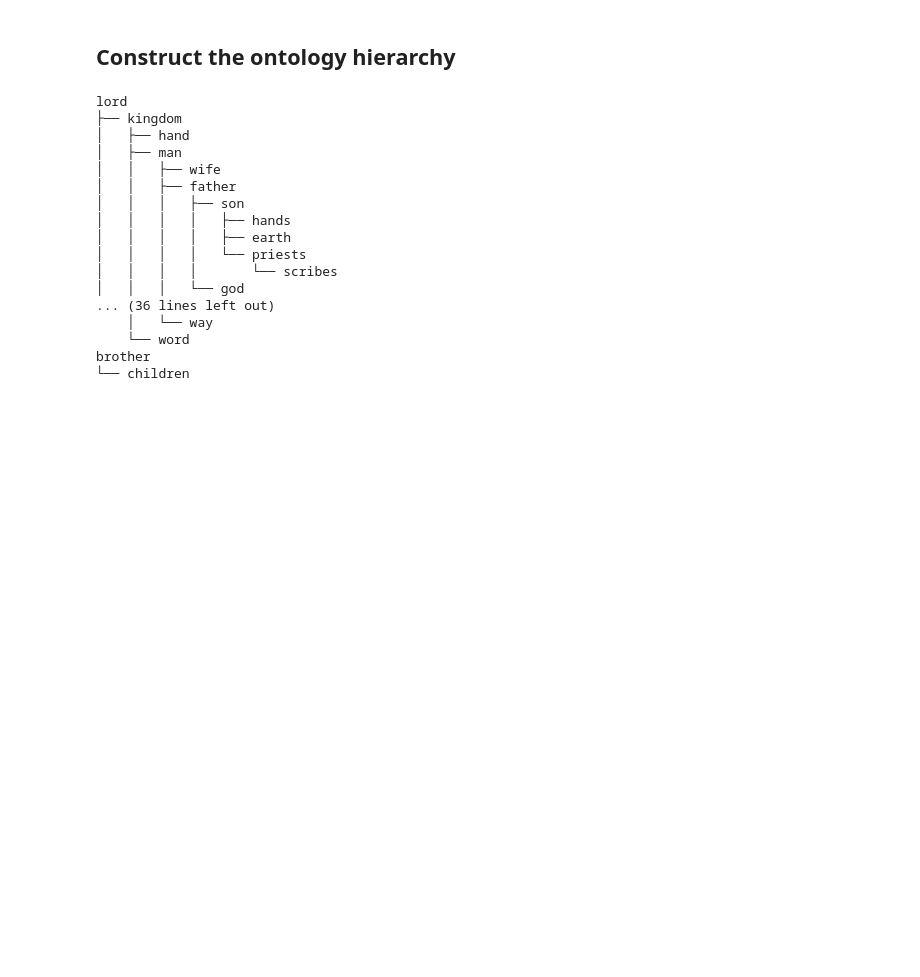
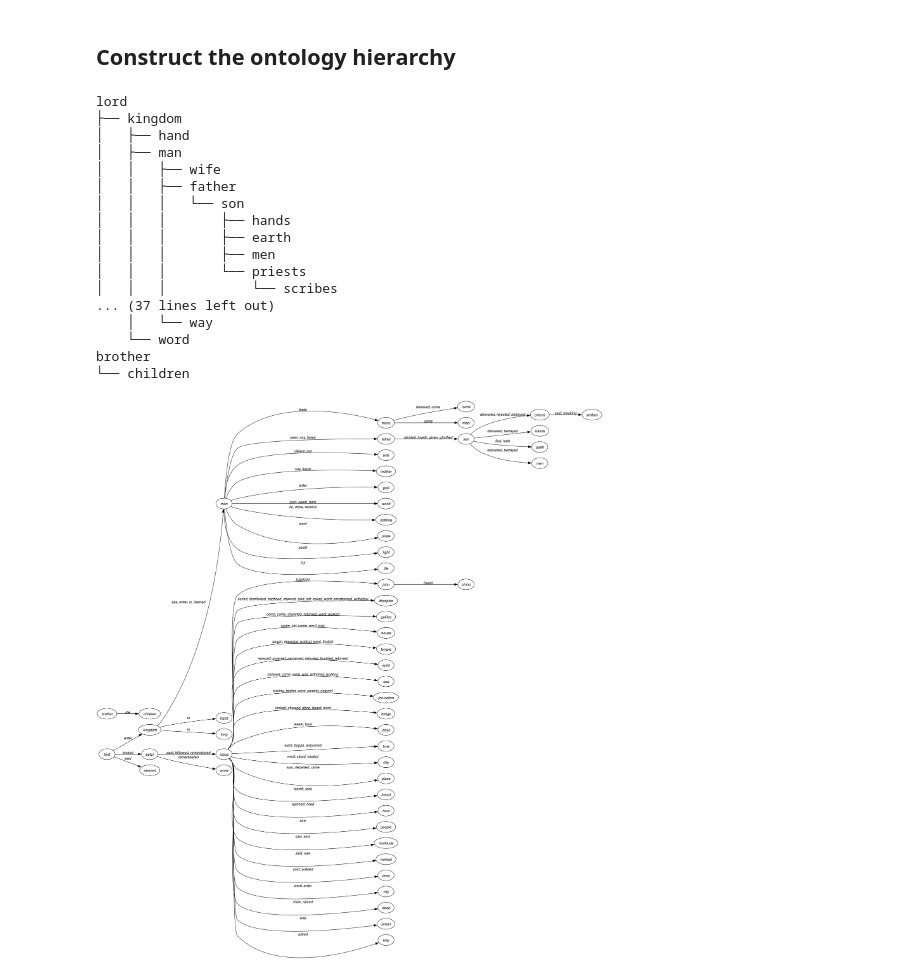
Before and after one commit to zhutchens/hierarchical_clustering, a Jupyter notebook: ontology_hierarchy/whole_bible_ontology.ipynb, the cells around one changed output. Cells and saved outputs as stored; diff of their text form; code cells hidden in the pictures; blank space fills up the shorter version.

```diff
--- a/ontology_hierarchy/whole_bible_ontology.ipynb
+++ b/ontology_hierarchy/whole_bible_ontology.ipynb
@@ -156,7 +154,7 @@ spacy.displacy.render(doc_1, style="dep", jupyter=True)
 # %%
 top_n_words_gender_dict = get_gospel_top_70_words_dictionary()
 
-directed_relations = get_directed_relations(
+directed_relations, relations_to_verbs = get_directed_relations(
     top_n_words=top_n_words,
     all_verses=all_verses,
     verbose=True,
@@ -224,14 +243,21 @@ lord
 │   ├── man
 │   │   ├── wife
 │   │   ├── father
-│   │   │   ├── son
-│   │   │   │   ├── hands
-│   │   │   │   ├── earth
-│   │   │   │   └── priests
-│   │   │   │       └── scribes
-│   │   │   └── god
-... (36 lines left out)
+│   │   │   └── son
+│   │   │       ├── hands
+│   │   │       ├── earth
+│   │   │       ├── men
+│   │   │       └── priests
+│   │   │           └── scribes
+... (37 lines left out)
     │   └── way
     └── word
 brother
 └── children
+# %%
+draw_hierarchy_tree_from_ontology(
+    ontological_hierarchy=ontology_hierarchy,
+    relations_to_verbs=relations_to_verbs,
+)
+# %% [output]
+[figure, added]
```
Also changed, not shown: parts of 5 cells of this notebook, 8 other files.
